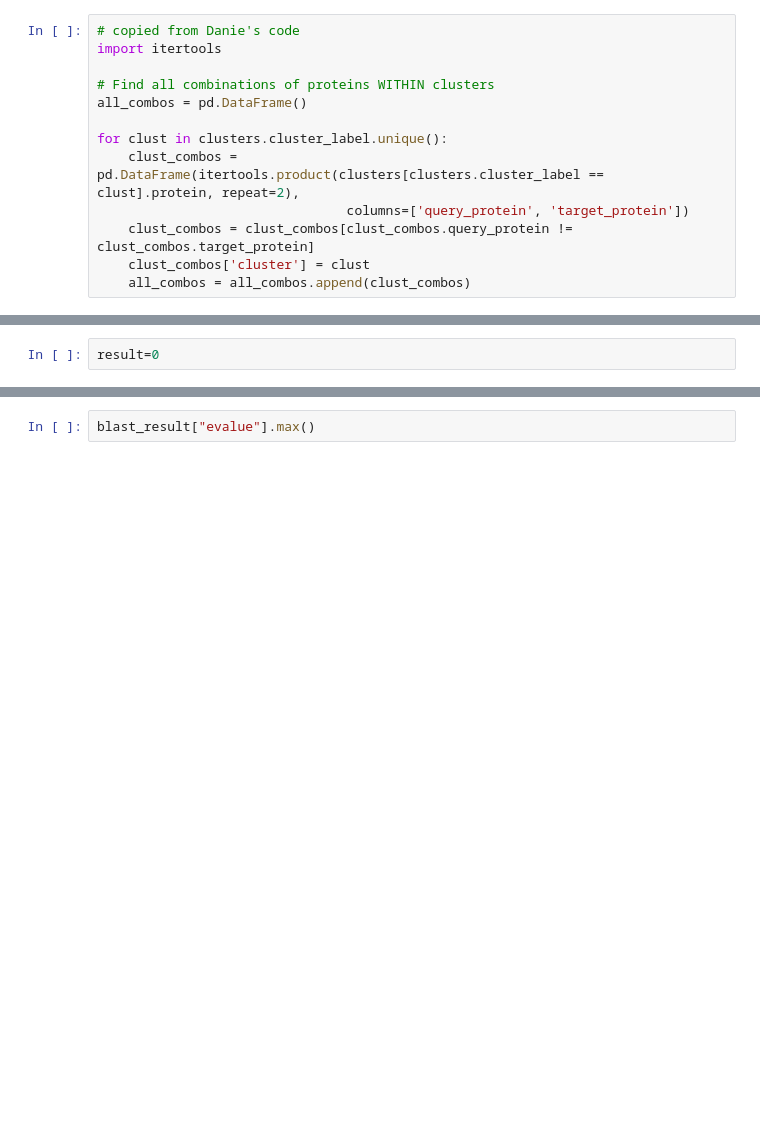
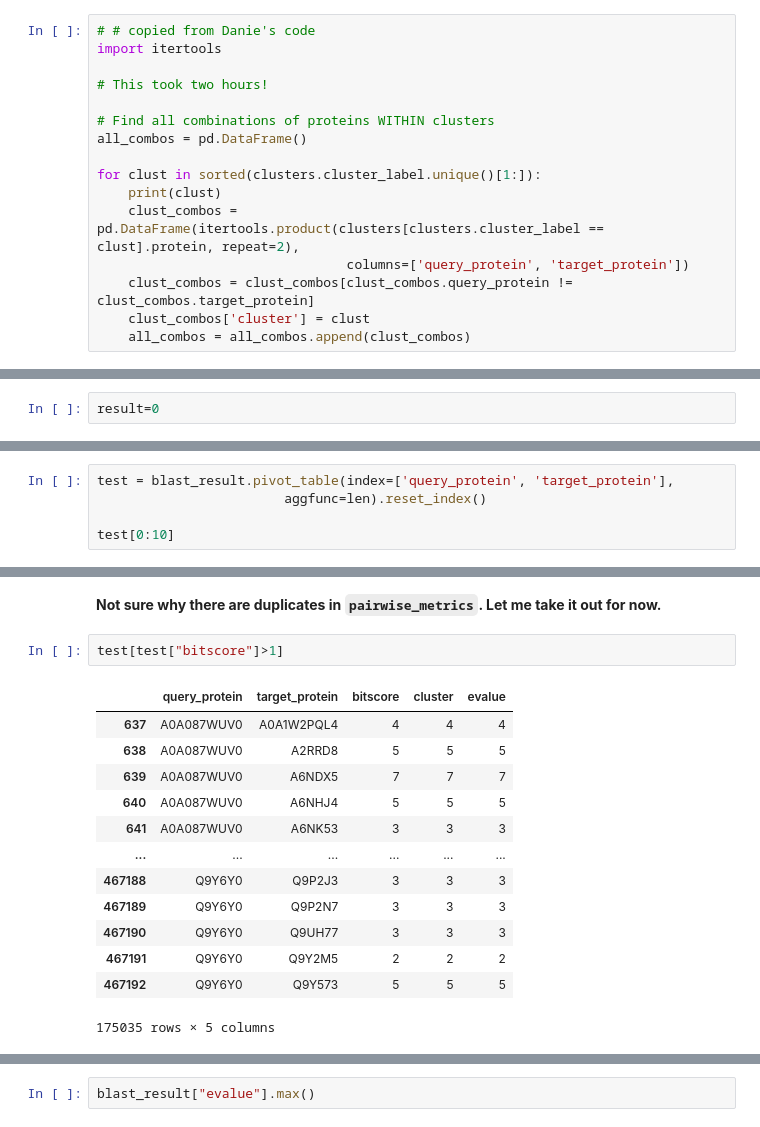
Before and after one commit to dptrsa-300/pss, a Jupyter notebook: Evaluate Cluster Outcome.ipynb, the cells around one changed output, grey strips where cells are left out. Drawn from its saved outputs; the diff is of its cells as text; blank space fills up the shorter version.

```diff
--- a/Evaluate Cluster Outcome.ipynb
+++ b/Evaluate Cluster Outcome.ipynb
@@ -855,11 +924,14 @@ clusters[0:10]
 # %%
-# copied from Danie's code
+# # copied from Danie's code
 import itertools
+
+# This took two hours!
 
 # Find all combinations of proteins WITHIN clusters
 all_combos = pd.DataFrame()
 
-for clust in clusters.cluster_label.unique():
+for clust in sorted(clusters.cluster_label.unique()[1:]):
+    print(clust)
     clust_combos = pd.DataFrame(itertools.product(clusters[clusters.cluster_label == clust].protein, repeat=2),
                                 columns=['query_protein', 'target_protein'])
     clust_combos = clust_combos[clust_combos.query_protein != clust_combos.target_protein]
@@ -885,0 +1035,5 @@ blast_result.dropna().shape
+# %%
+test = blast_result.pivot_table(index=['query_protein', 'target_protein'],
+                        aggfunc=len).reset_index()
+
+test[0:10]
@@ -885,0 +1052,18 @@ blast_result.dropna().shape
+# %% [markdown]
+**Not sure why there are duplicates in `pairwise_metrics`. Let me take it out for now.**
+# %%
+test[test["bitscore"]>1]
+# %% [output]
+|  | query_protein | target_protein | bitscore | cluster | evalue |
+| 637 | A0A087WUV0 | A0A1W2PQL4 | 4 | 4 | 4 |
+| 638 | A0A087WUV0 | A2RRD8 | 5 | 5 | 5 |
+| 639 | A0A087WUV0 | A6NDX5 | 7 | 7 | 7 |
+| 640 | A0A087WUV0 | A6NHJ4 | 5 | 5 | 5 |
+| 641 | A0A087WUV0 | A6NK53 | 3 | 3 | 3 |
+| ... | ... | ... | ... | ... | ... |
+| 467188 | Q9Y6Y0 | Q9P2J3 | 3 | 3 | 3 |
+| 467189 | Q9Y6Y0 | Q9P2N7 | 3 | 3 | 3 |
+| 467190 | Q9Y6Y0 | Q9UH77 | 3 | 3 | 3 |
+| 467191 | Q9Y6Y0 | Q9Y2M5 | 2 | 2 | 2 |
+| 467192 | Q9Y6Y0 | Q9Y573 | 5 | 5 | 5 |
+175035 rows × 5 columns
```
Also changed, not shown: parts of 44 cells of this notebook, 3 other files.
